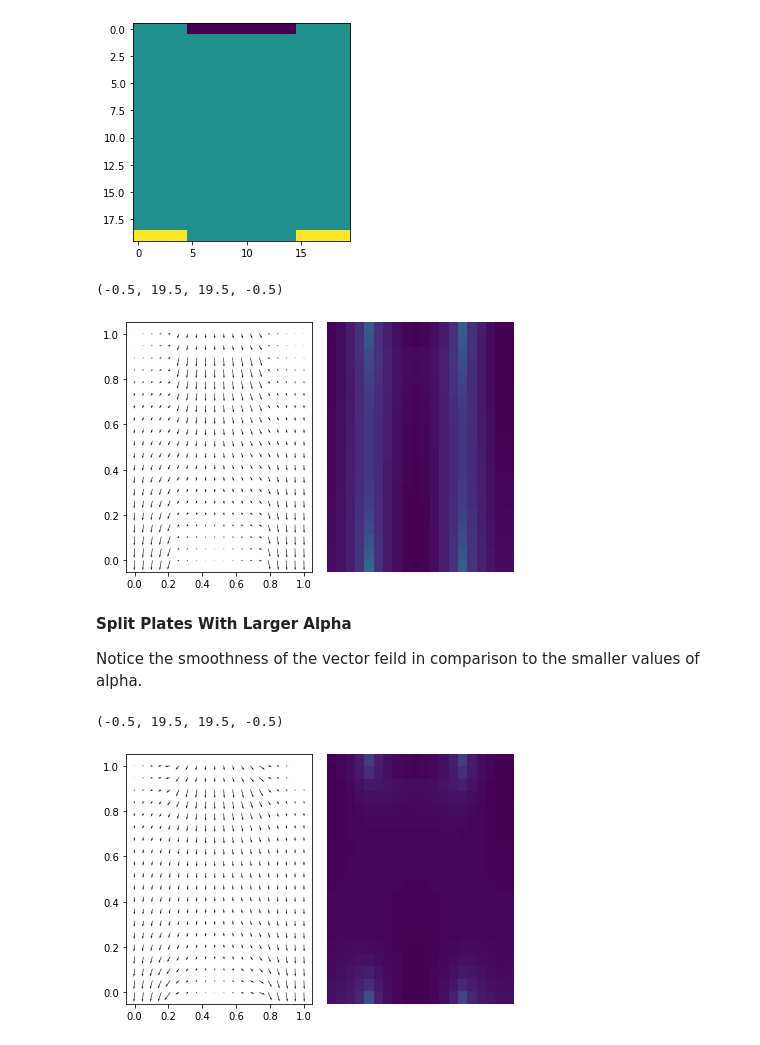
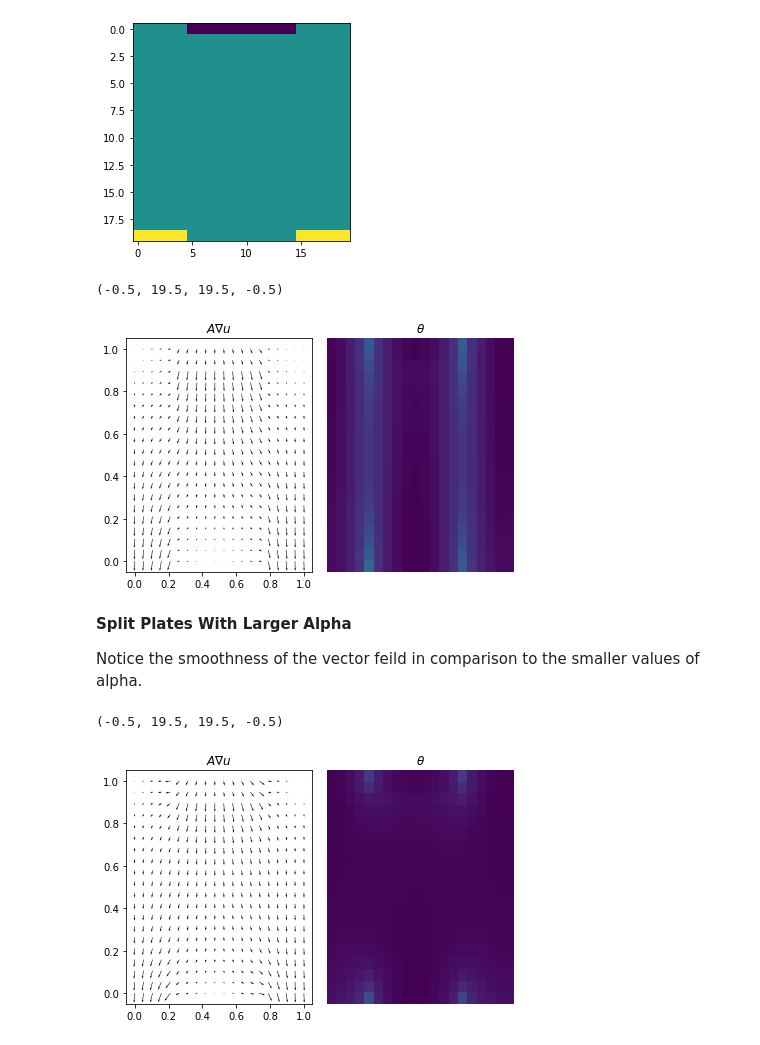
Before and after one commit to JustinBakerMath/homogenize, a Jupyter notebook: doc/Homogenization.ipynb, the cells around one changed output. Cells and saved outputs as stored; diff of their text form; code cells hidden in the pictures.

```diff
--- a/doc/Homogenization.ipynb
+++ b/doc/Homogenization.ipynb
@@ -193,12 +201,14 @@ prob.iterate(30)
 plt.figure(tight_layout=True)
 plt.subplot(121)
 plt.quiver(prob.xx,prob.yy,prob.ADu.T[0],prob.ADu.T[1])
+plt.title('$A\\nabla u$')
 plt.subplot(122)
 plt.imshow(prob.theta.reshape(prob.domain_shape)[::-1],vmin=0,vmax=1,aspect='auto')
+plt.title('$\\theta$')
 plt.axis('off')
 # %% [output]
 (-0.5, 19.5, 19.5, -0.5)
-[figure, old version]
+[figure, new version]
 # %% [markdown]
 **Split Plates With Larger Alpha**
 
@@ -210,10 +220,12 @@ prob.iterate(50)
 # %%
 plt.figure(tight_layout=True)
 plt.subplot(121)
 plt.quiver(prob.xx,prob.yy,prob.ADu.T[0],prob.ADu.T[1])
+plt.title('$A\\nabla u$')
 plt.subplot(122)
 plt.imshow(prob.theta.reshape(prob.domain_shape)[::-1],vmin=0,vmax=1,aspect='auto')
+plt.title('$\\theta$')
 plt.axis('off')
 # %% [output]
 (-0.5, 19.5, 19.5, -0.5)
-[figure, old version]
+[figure, new version]
```
Also changed, not shown: parts of 4 cells of this notebook, 2 other files.
